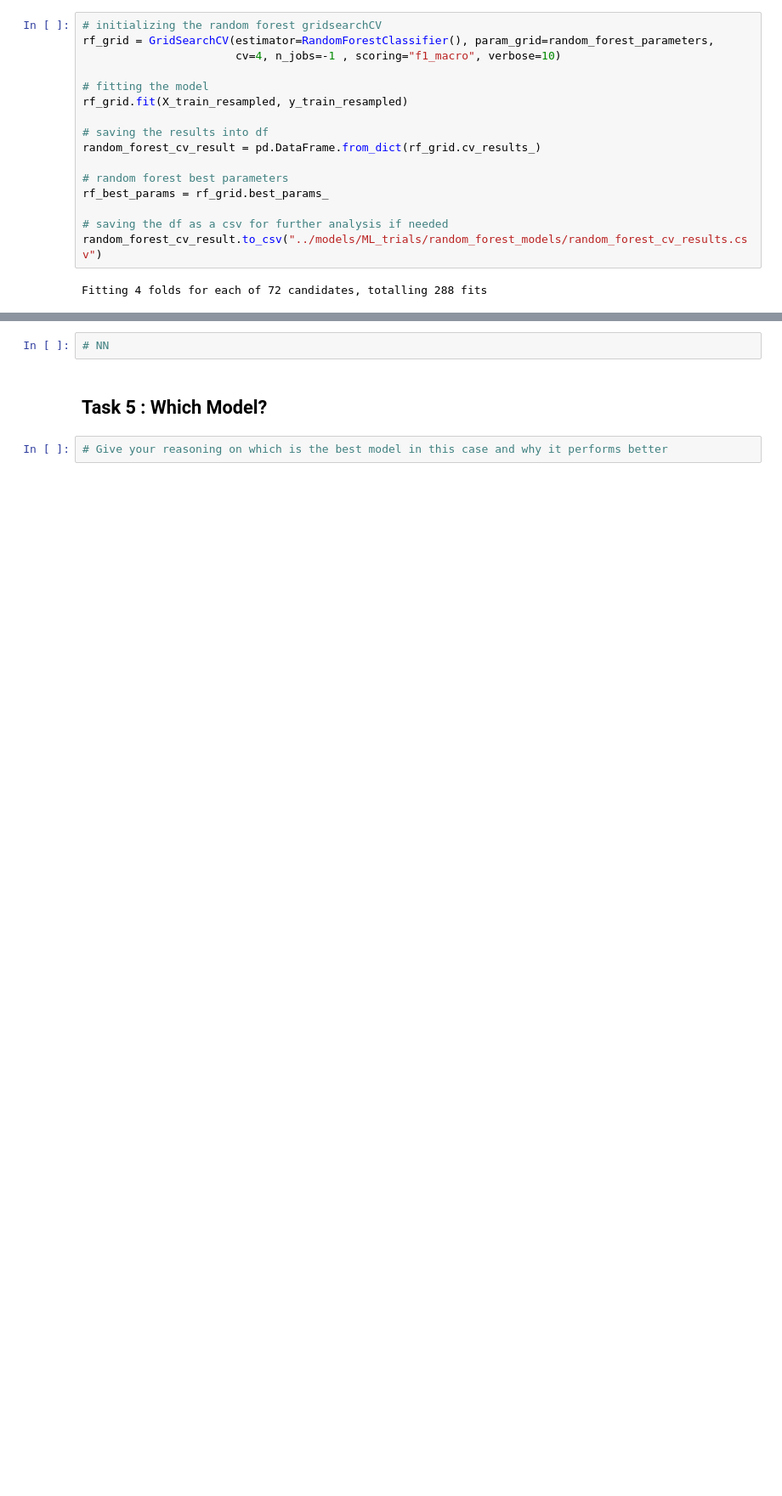
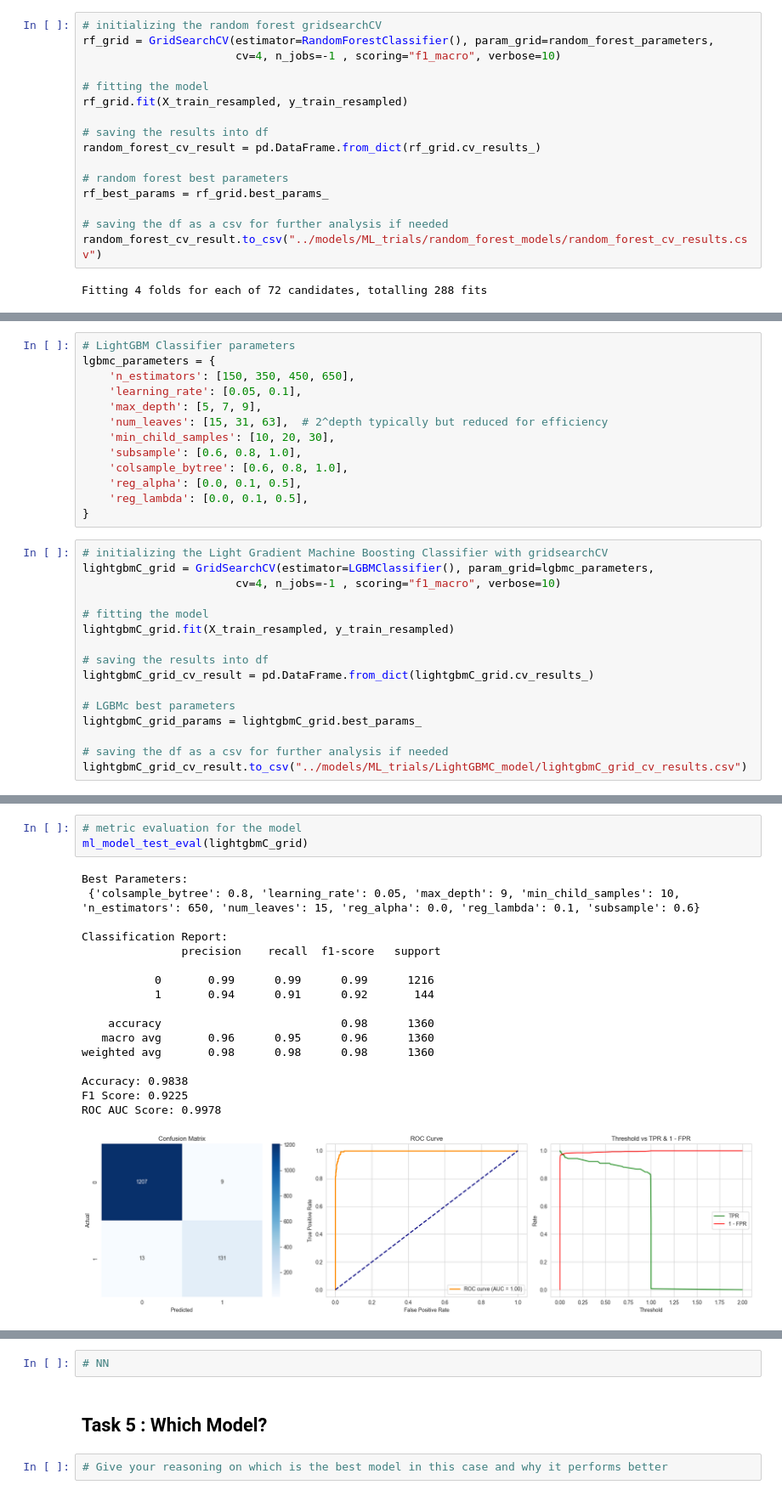
Before and after one commit to AshwinAshok3/Personal-Loan, a Jupyter notebook: src/Notebooks/Capstone_Project_-_Thera_Bank_Personal_Loan_Campain_-_Jupyter_Notebook (1).ipynb, the cells around one changed output, grey strips where cells are left out. Shown at 85% size. Cells and saved outputs as stored; diff of their text form; blank space fills up the shorter version.

```diff
--- a/src/Notebooks/Capstone_Project_-_Thera_Bank_Personal_Loan_Campain_-_Jupyter_Notebook (1).ipynb
+++ b/src/Notebooks/Capstone_Project_-_Thera_Bank_Personal_Loan_Campain_-_Jupyter_Notebook (1).ipynb
@@ -1020,0 +1160,29 @@ ROC AUC Score: 0.9845
+# %%
+# LightGBM Classifier parameters
+lgbmc_parameters = {
+    'n_estimators': [150, 350, 450, 650],
+    'learning_rate': [0.05, 0.1],
+    'max_depth': [5, 7, 9],
+    'num_leaves': [15, 31, 63],  # 2^depth typically but reduced for efficiency
+    'min_child_samples': [10, 20, 30],
+    'subsample': [0.6, 0.8, 1.0],
+    'colsample_bytree': [0.6, 0.8, 1.0],
+    'reg_alpha': [0.0, 0.1, 0.5],
+    'reg_lambda': [0.0, 0.1, 0.5],
+}
+# %%
+# initializing the Light Gradient Machine Boosting Classifier with gridsearchCV
+lightgbmC_grid = GridSearchCV(estimator=LGBMClassifier(), param_grid=lgbmc_parameters,
+                       cv=4, n_jobs=-1 , scoring="f1_macro", verbose=10)
+
+# fitting the model
+lightgbmC_grid.fit(X_train_resampled, y_train_resampled)
+
+# saving the results into df
+lightgbmC_grid_cv_result = pd.DataFrame.from_dict(lightgbmC_grid.cv_results_)
+
+# LGBMc best parameters
+lightgbmC_grid_params = lightgbmC_grid.best_params_
+
+# saving the df as a csv for further analysis if needed
+lightgbmC_grid_cv_result.to_csv("../models/ML_trials/LightGBMC_model/lightgbmC_grid_cv_results.csv")
@@ -1020,0 +1210,21 @@ ROC AUC Score: 0.9845
+# %%
+# metric evaluation for the model
+ml_model_test_eval(lightgbmC_grid)
+# %% [output]
+Best Parameters:
+ {'colsample_bytree': 0.8, 'learning_rate': 0.05, 'max_depth': 9, 'min_child_samples': 10, 'n_estimators': 650, 'num_leaves': 15, 'reg_alpha': 0.0, 'reg_lambda': 0.1, 'subsample': 0.6}
+
+Classification Report:
+               precision    recall  f1-score   support
+
+           0       0.99      0.99      0.99      1216
+           1       0.94      0.91      0.92       144
+
+    accuracy                           0.98      1360
+   macro avg       0.96      0.95      0.96      1360
+weighted avg       0.98      0.98      0.98      1360
+
+Accuracy: 0.9838
+F1 Score: 0.9225
+ROC AUC Score: 0.9978
+[figure, added]
```
Also changed, not shown: parts of 38 cells of this notebook, 34 other files.
